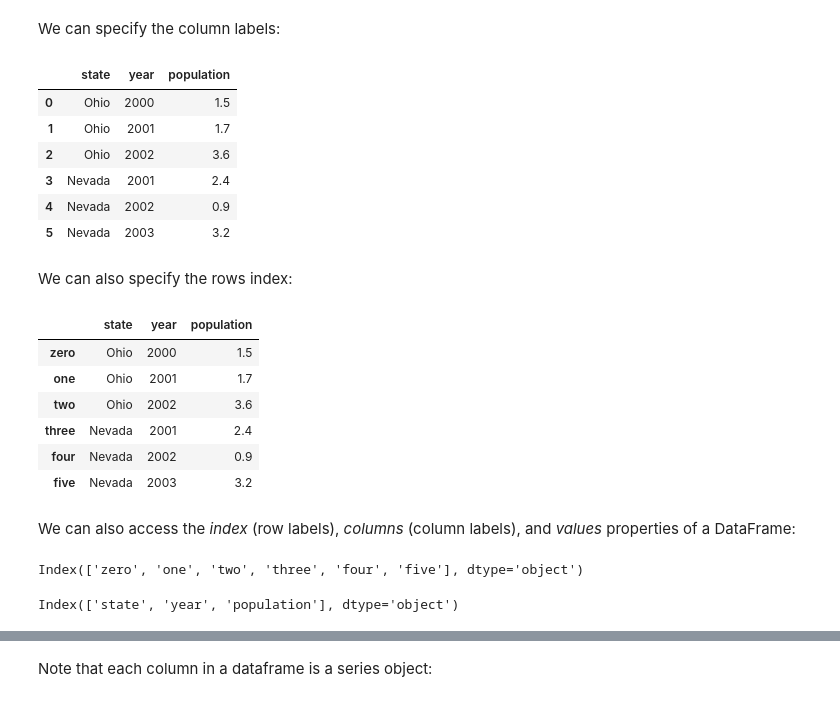
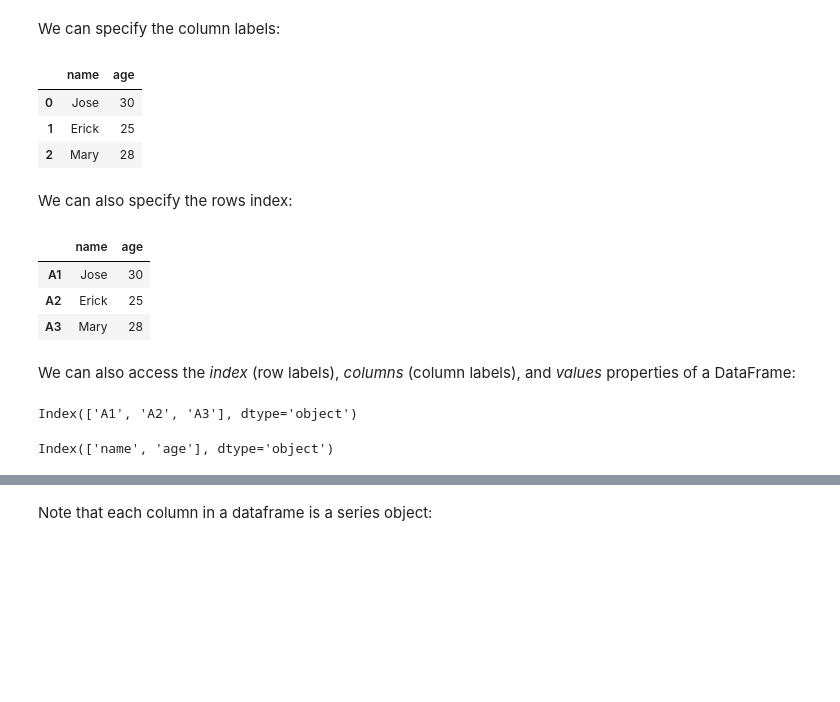
Before and after one commit to josecarlosgt/Data-Processing-and-Analytics, a Jupyter notebook: Tutorial_getting_started_with_Pandas.ipynb, the cells around one changed output, grey strips where cells are left out. Drawn from its saved outputs; the diff is of its cells as text; code cells hidden in the pictures; blank space fills up the shorter version.

```diff
--- a/Tutorial_getting_started_with_Pandas.ipynb
+++ b/Tutorial_getting_started_with_Pandas.ipynb
@@ -115,10 +74,11 @@ Create a DataFrame from a nested list:
 # %%
-lists = [
-    [1,2],
-    [3,4],
-    [5,6]
+people_list = [
+    ["Jose", 30],
+    ["Erick", 25],
+    ["Mary", 28]
 ]
-frame = pd.DataFrame(lists)
-frame
+
+df = pd.DataFrame(people_list)
+df
 # %% [output]
 |  | 0 | 1 |
@@ -130,55 +90,41 @@ frame
 # %% [markdown]
 We can specify the column labels:
 # %%
-lists = [
-    ['Ohio', 2000, 1.5],
-    ['Ohio', 2001, 1.7],
-    ['Ohio', 2002, 3.6],
-    ['Nevada', 2001, 2.4],
-    ['Nevada', 2002, .9],
-    ['Nevada', 2003, 3.2]
-]
+df = pd.DataFrame(
+    people_list,
+    # columns refers to the column index or axis 1
+    columns=["name", "age"]
+)
 
-frame = pd.DataFrame(
-    lists,
-    # columns refers to the column index or axis 1
-    columns=["state", "year", "population"]
-)
-frame
+df
 # %% [output]
-|  | state | year | population |
-| 0 | Ohio | 2000 | 1.5 |
-| 1 | Ohio | 2001 | 1.7 |
-| 2 | Ohio | 2002 | 3.6 |
-| 3 | Nevada | 2001 | 2.4 |
-| 4 | Nevada | 2002 | 0.9 |
-| 5 | Nevada | 2003 | 3.2 |
+|  | name | age |
+| 0 | Jose | 30 |
+| 1 | Erick | 25 |
+| 2 | Mary | 28 |
 # %% [markdown]
 We can also specify the rows index:
 # %%
-frame = pd.DataFrame(
-    lists,
-    columns=["state", "year", "population"],
+df = pd.DataFrame(
+    people_list,
+    columns=["name", "age"],
     # index refers to the row index
-    index=["zero", "one", "two", "three", "four", "five"]
+    index=["A1", "A2", "A3"]
 )
-frame
+df
 # %% [output]
-|  | state | year | population |
-| zero | Ohio | 2000 | 1.5 |
-| one | Ohio | 2001 | 1.7 |
-| two | Ohio | 2002 | 3.6 |
-| three | Nevada | 2001 | 2.4 |
-| four | Nevada | 2002 | 0.9 |
-| five | Nevada | 2003 | 3.2 |
+|  | name | age |
+| A1 | Jose | 30 |
+| A2 | Erick | 25 |
+| A3 | Mary | 28 |
 # %% [markdown]
 We can also access the *index* (row labels), *columns* (column labels), and *values* properties of a DataFrame:
 # %%
-frame.index
+df.index
 # %% [output]
-Index(['zero', 'one', 'two', 'three', 'four', 'five'], dtype='object')
+Index(['A1', 'A2', 'A3'], dtype='object')
 # %%
-frame.columns
+df.columns
 # %% [output]
-Index(['state', 'year', 'population'], dtype='object')
+Index(['name', 'age'], dtype='object')
 # %%
```
Also changed, not shown: parts of 70 cells of this notebook, 1 other file.
